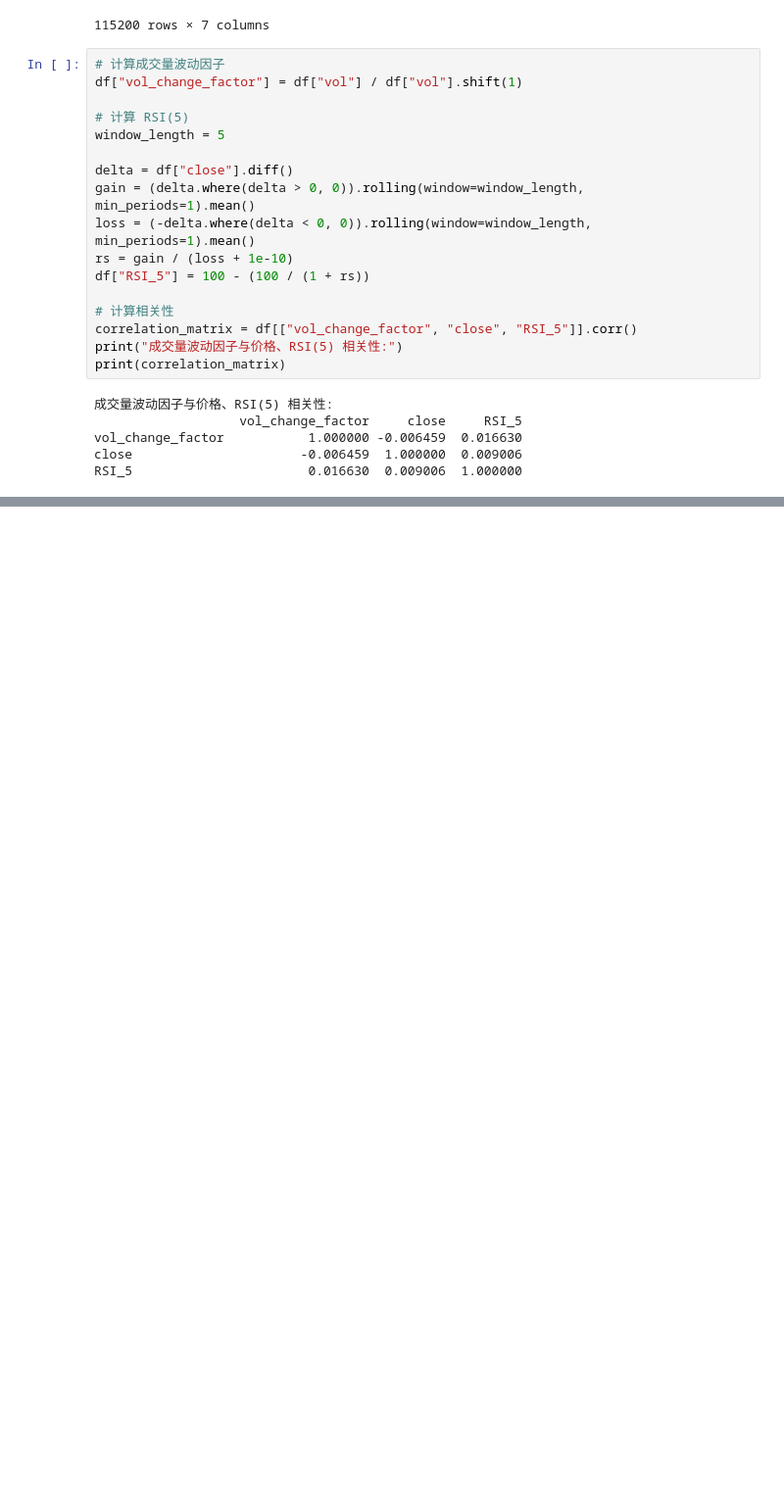
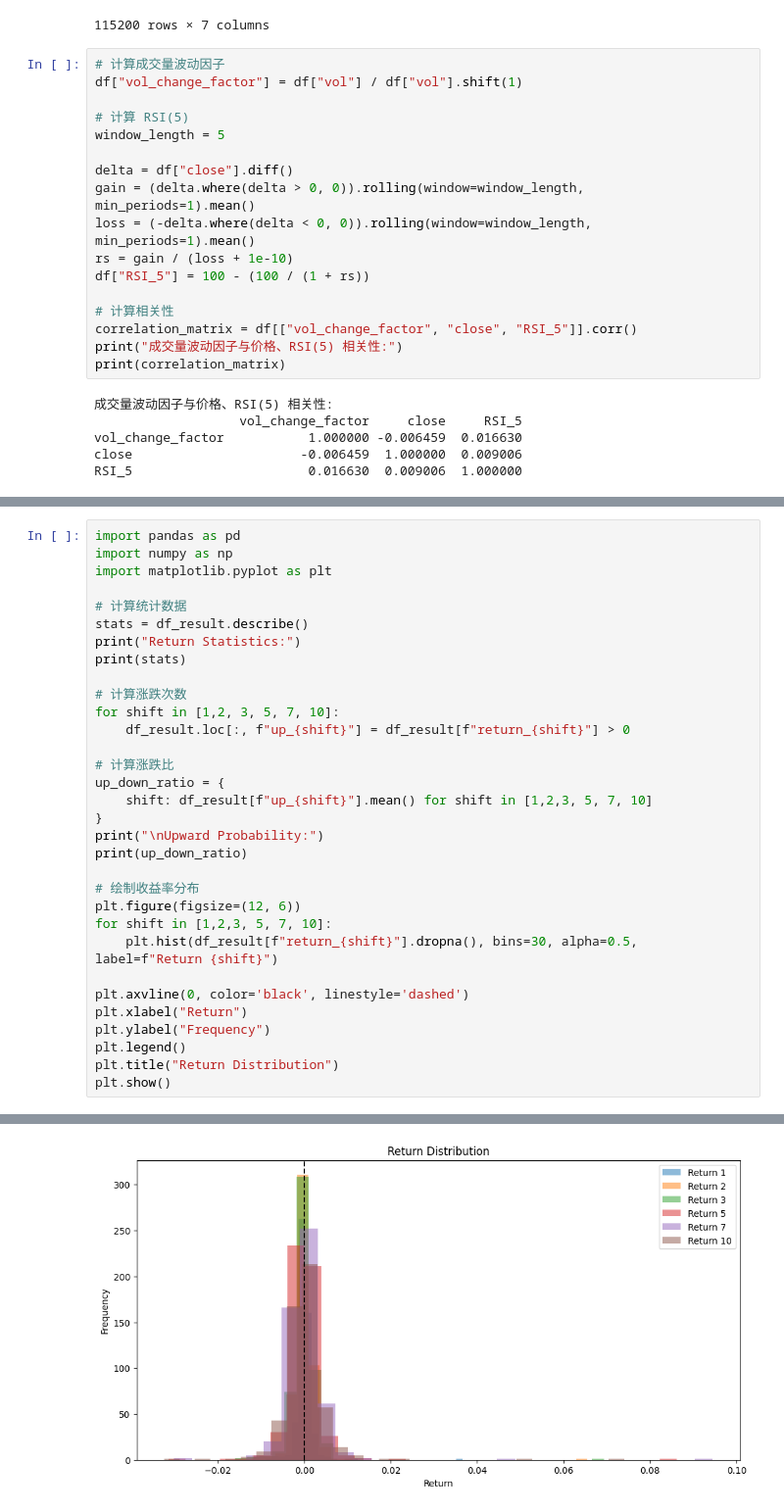
Before and after one commit to KYLEEE519/MachineLearning-HedgeFund, a Jupyter notebook: Data/test.ipynb, the cells around one changed output, grey strips where cells are left out. Shown: that part at 98% size. Saved outputs shown, nothing was run; the diff lists cells and outputs as text; blank space fills up the shorter version.

```diff
--- a/Data/test.ipynb
+++ b/Data/test.ipynb
@@ -132,0 +194,33 @@ RSI_5                       0.016630  0.009006  1.000000
+# %%
+import pandas as pd
+import numpy as np
+import matplotlib.pyplot as plt
+
+# 计算统计数据
+stats = df_result.describe()
+print("Return Statistics:")
+print(stats)
+
+# 计算涨跌次数
+for shift in [1,2, 3, 5, 7, 10]:
+    df_result.loc[:, f"up_{shift}"] = df_result[f"return_{shift}"] > 0
+
+# 计算涨跌比
+up_down_ratio = {
+    shift: df_result[f"up_{shift}"].mean() for shift in [1,2,3, 5, 7, 10]
+}
+print("\nUpward Probability:")
+print(up_down_ratio)
+
+# 绘制收益率分布
+plt.figure(figsize=(12, 6))
+for shift in [1,2,3, 5, 7, 10]:
+    plt.hist(df_result[f"return_{shift}"].dropna(), bins=30, alpha=0.5, label=f"Return {shift}")
+
+plt.axvline(0, color='black', linestyle='dashed')
+plt.xlabel("Return")
+plt.ylabel("Frequency")
+plt.legend()
+plt.title("Return Distribution")
+plt.show()
+# %% [output]
@@ -133 +261,2 @@ RSI_5                       0.016630  0.009006  1.000000
+[figure, added]
 # %%
```
Also changed, not shown: parts of 9 cells of this notebook, 1 other file.
